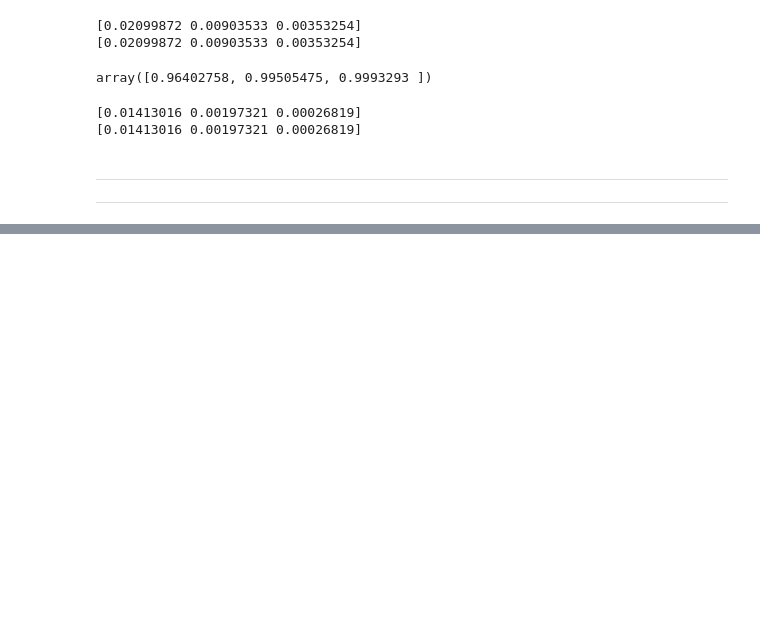
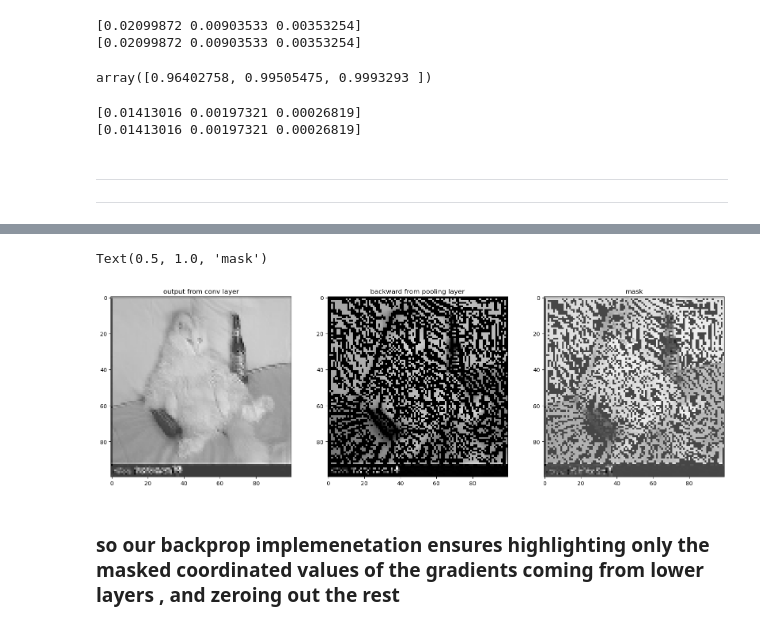
Before and after one commit to ayhanoruc/ml-collection, a Jupyter notebook: dl-from-scratch/cnn/backprop.ipynb, the cells around one changed output, grey strips where cells are left out. Cells and saved outputs as stored; diff of their text form; code cells hidden in the pictures; blank space fills up the shorter version.

```diff
--- a/dl-from-scratch/cnn/backprop.ipynb
+++ b/dl-from-scratch/cnn/backprop.ipynb
@@ -56,0 +189,15 @@ print((1-res**2)*0.2)
+# %%
+reconstructed = max_pool.backward(max_pool.output)
+fig, axs = plt.subplots(1,3 ,figsize=(20, 20))
+axs[1].imshow(reconstructed[:,:,2,0],cmap="gray")
+axs[1].set_title("backward from pooling layer")
+axs[0].imshow(output[:,:,2,0],cmap="gray")
+axs[0].set_title("output from conv layer")
+# lets plot the mask as well
+axs[2].imshow(max_pool.mask[:,:,2,0],cmap="gray")
+axs[2].set_title("mask")
+# %% [output]
+Text(0.5, 1.0, 'mask')
+[figure, added]
+# %% [markdown]
+### so our backprop implemenetation ensures highlighting only the masked coordinated values of the gradients coming from lower layers , and zeroing out the rest
```
Also changed, not shown: parts of 7 cells of this notebook, 1 other file.
